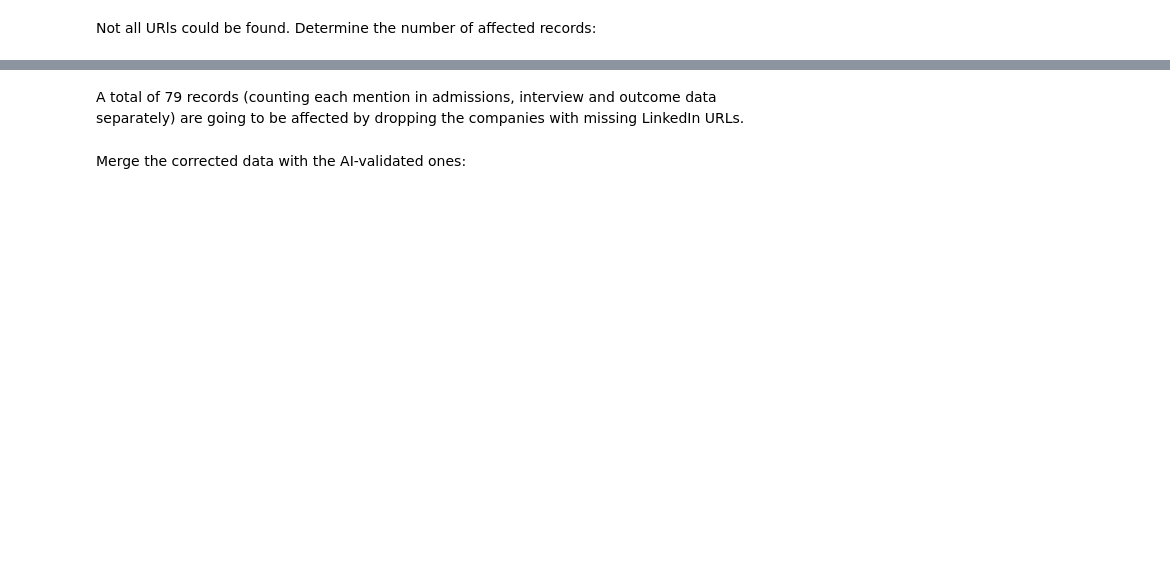
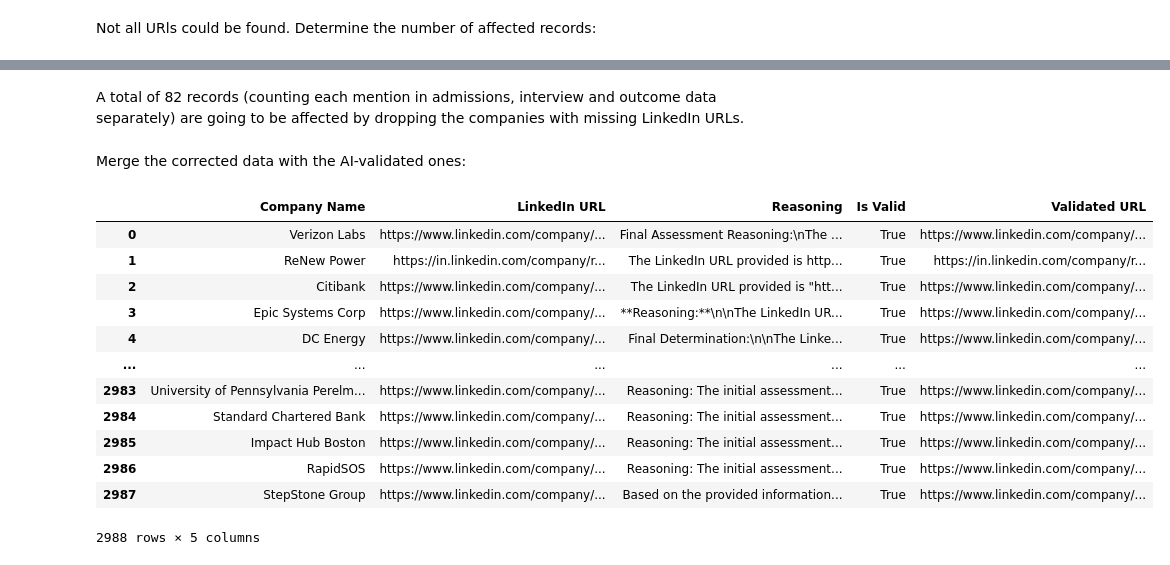
Before and after one commit to dartmouth/rc-gender-coded-work-history, a Jupyter notebook: notebooks/02b-human_validated_linkedin_urls.ipynb, the cells around one changed output, grey strips where cells are left out. Cells and saved outputs as stored; diff of their text form; code cells hidden in the pictures; blank space fills up the shorter version.

Commit message:
add manually validated files

```diff
--- a/notebooks/02b-human_validated_linkedin_urls.ipynb
+++ b/notebooks/02b-human_validated_linkedin_urls.ipynb
@@ -27,3 +29,3 @@ human_corrected[human_corrected["Human Correction"].isna()]["Affected Records"].
 # %% [markdown]
-A total of 79 records (counting each mention in admissions, interview and outcome data separately) are going to be affected by dropping the companies with missing LinkedIn URLs.
+A total of 82 records (counting each mention in admissions, interview and outcome data separately) are going to be affected by dropping the companies with missing LinkedIn URLs.
 # %%
@@ -31,9 +36,23 @@ human_corrected = human_corrected.dropna(subset="Human Correction")
 # %% [markdown]
 Merge the corrected data with the AI-validated ones:
 # %%
-ai_validated = pd.read_excel(
-    "../data/derived/linkedin_company_missing_urls_added_simon_edits.xlsx"
-)
+ai_validated = pd.read_csv("../data/derived/linkedin_company_urls_precheck.csv")
+# %%
+ai_validated
+# %% [output]
+|  | Company Name | LinkedIn URL | Reasoning | Is Valid | Validated URL |
+| 0 | Verizon Labs | https://www.linkedin.com/company/... | Final Assessment Reasoning:\nThe ... | True | https://www.linkedin.com/company/... |
+| 1 | ReNew Power | https://in.linkedin.com/company/r... | The LinkedIn URL provided is http... | True | https://in.linkedin.com/company/r... |
+| 2 | Citibank | https://www.linkedin.com/company/... | The LinkedIn URL provided is "htt... | True | https://www.linkedin.com/company/... |
+| 3 | Epic Systems Corp | https://www.linkedin.com/company/... | **Reasoning:**\n\nThe LinkedIn UR... | True | https://www.linkedin.com/company/... |
+| 4 | DC Energy | https://www.linkedin.com/company/... | Final Determination:\n\nThe Linke... | True | https://www.linkedin.com/company/... |
+| ... | ... | ... | ... | ... | ... |
+| 2983 | University of Pennsylvania Perelm... | https://www.linkedin.com/company/... | Reasoning: The initial assessment... | True | https://www.linkedin.com/company/... |
+| 2984 | Standard Chartered Bank | https://www.linkedin.com/company/... | Reasoning: The initial assessment... | True | https://www.linkedin.com/company/... |
+| 2985 | Impact Hub Boston | https://www.linkedin.com/company/... | Reasoning: The initial assessment... | True | https://www.linkedin.com/company/... |
+| 2986 | RapidSOS | https://www.linkedin.com/company/... | Reasoning: The initial assessment... | True | https://www.linkedin.com/company/... |
+| 2987 | StepStone Group | https://www.linkedin.com/company/... | Based on the provided information... | True | https://www.linkedin.com/company/... |
+2988 rows × 5 columns
 # %%
 pd.concat(
     [
```
Also changed, not shown: parts of 6 cells of this notebook, 3 other files.
